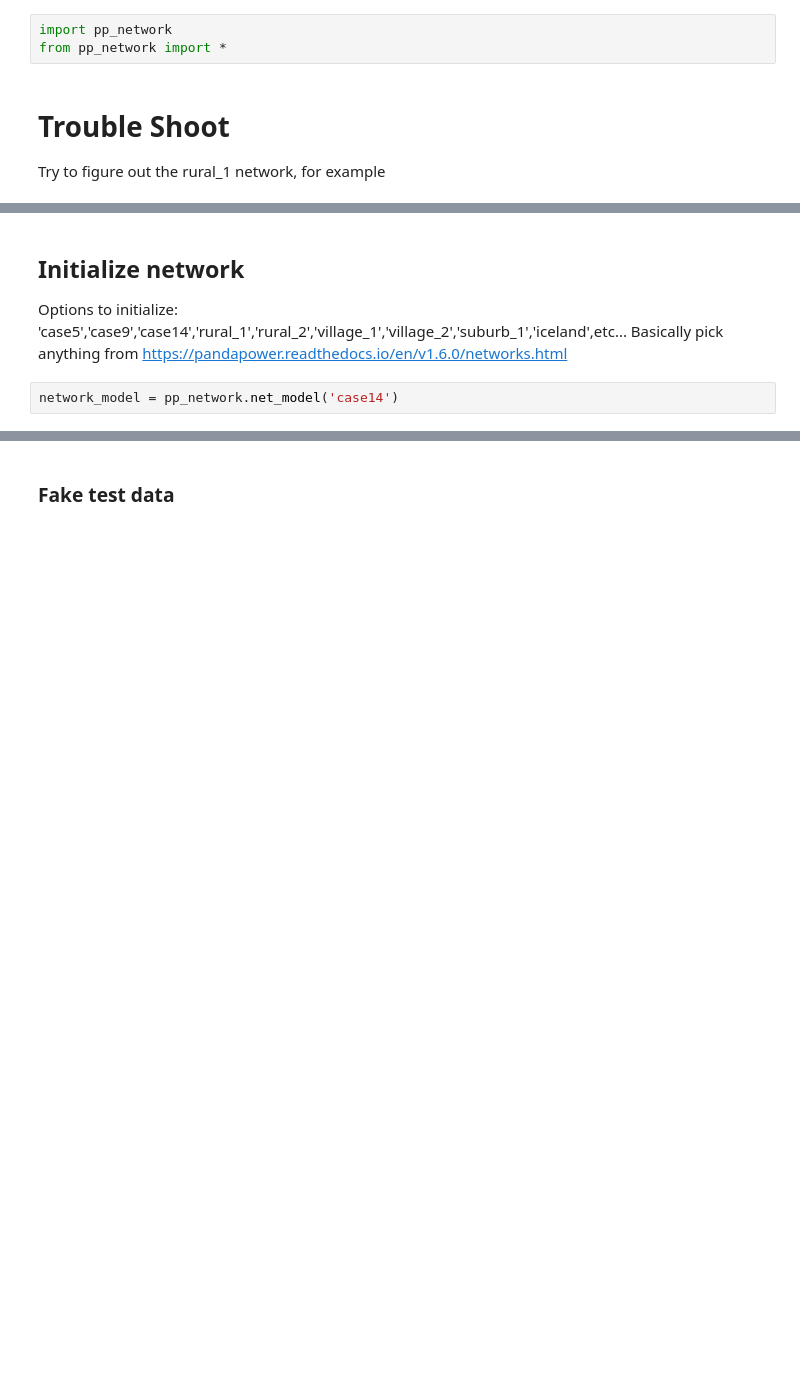
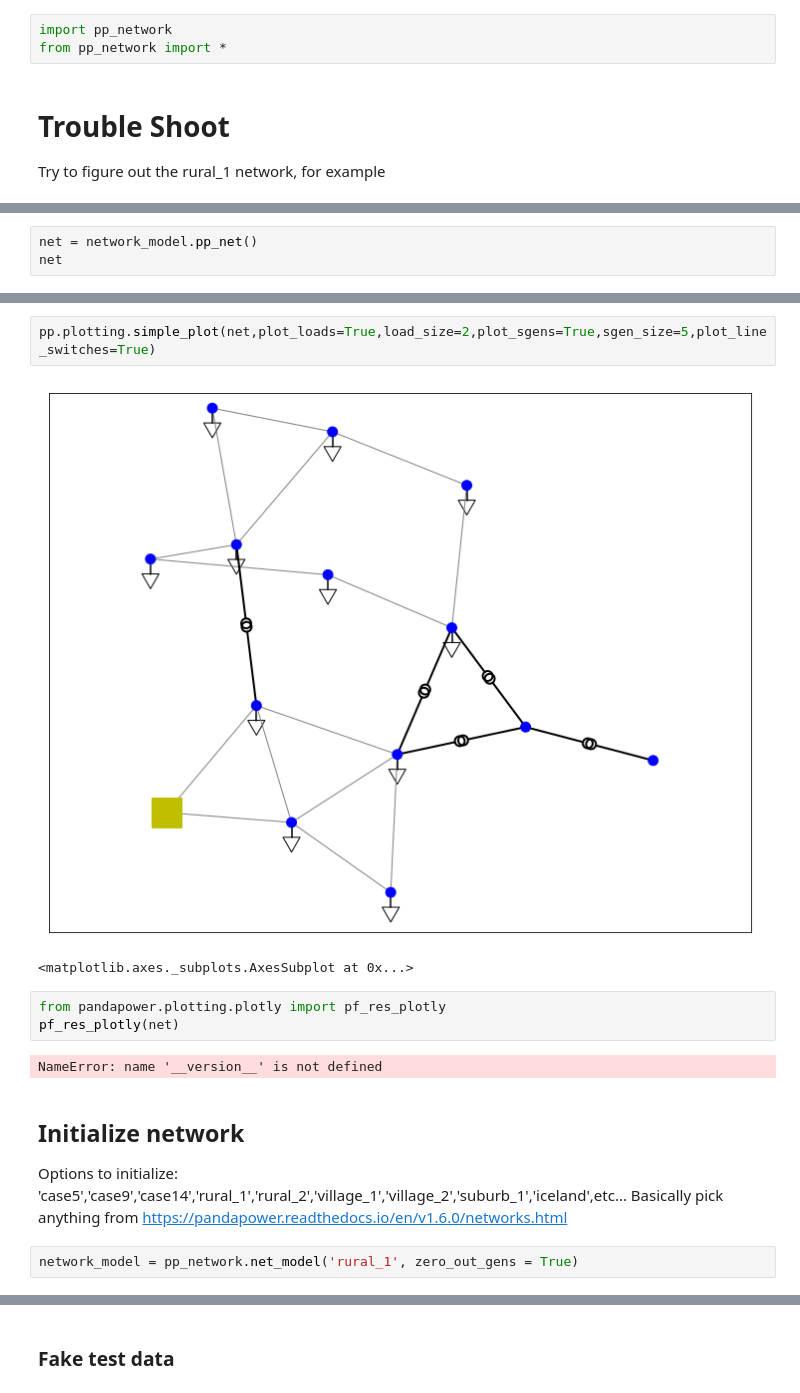
Before and after one commit to bmeyers/VirtualMicrogridSegmentation, a Jupyter notebook: Interacting with pp_network.ipynb, the cells around one changed output, grey strips where cells are left out. Cells and saved outputs as stored; diff of their text form; blank space fills up the shorter version.

```diff
--- a/Interacting with pp_network.ipynb
+++ b/Interacting with pp_network.ipynb
@@ -49,0 +84,3 @@ AttributeError: 'function' object has no attribute 'rural_1'
+# %%
+net = network_model.pp_net()
+net
@@ -50,9 +114,19 @@ AttributeError: 'function' object has no attribute 'rural_1'
+# %%
+pp.plotting.simple_plot(net,plot_loads=True,load_size=2,plot_sgens=True,sgen_size=5,plot_line_switches=True)
+# %% [output]
+[figure, added]
+<matplotlib.axes._subplots.AxesSubplot at 0x...>
+# %%
+from pandapower.plotting.plotly import pf_res_plotly
+pf_res_plotly(net)
+# %% [output]
+NameError: name '__version__' is not defined
 # %% [markdown]
 ## Initialize network
 
 Options to initialize: 'case5','case9','case14','rural_1','rural_2','village_1','village_2','suburb_1','iceland',etc... Basically pick anything from https://pandapower.readthedocs.io/en/v1.6.0/networks.html
 # %%
-network_model = pp_network.net_model('case14')
+network_model = pp_network.net_model('rural_1', zero_out_gens = True)
 # %%
 print('Number of load buses: ',network_model.num_loadbus)
 print('Which buses are they on: ',network_model.loadbuses)
```
Also changed, not shown: parts of 22 cells of this notebook, 1 other file.
